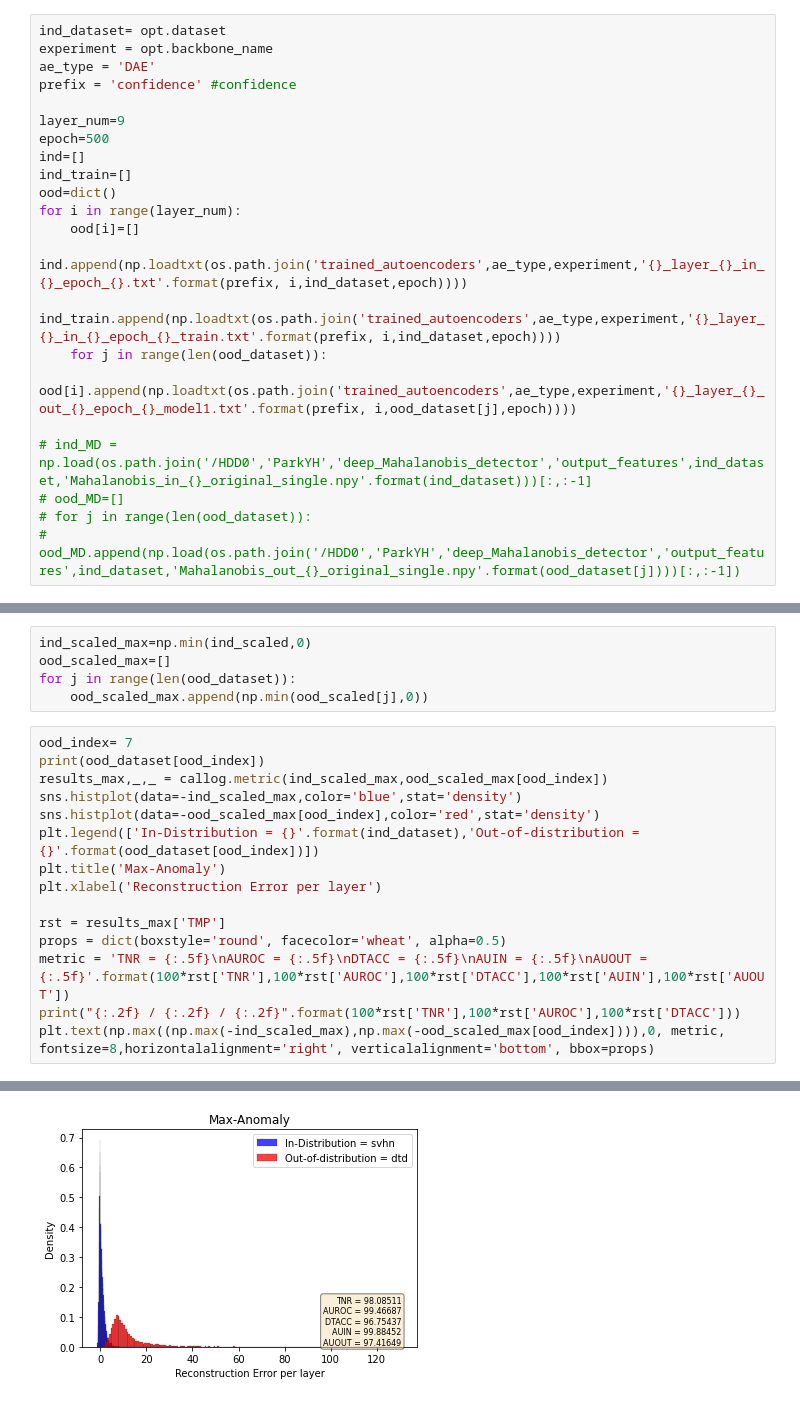
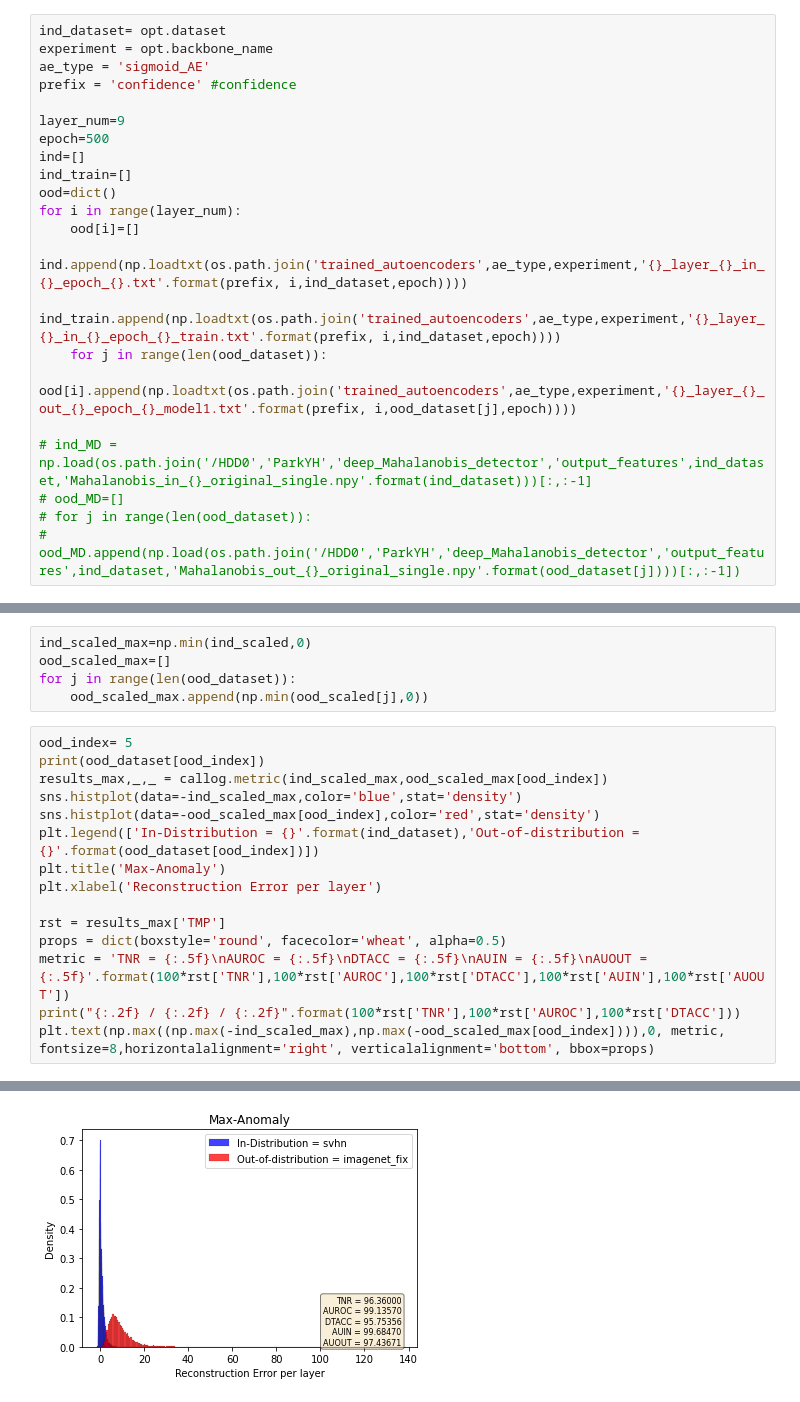
Before and after one commit to younghyopark/FROD, a Jupyter notebook: revised_anomaly_score-Copy1.ipynb, the cells around one changed output, grey strips where cells are left out. Drawn from its saved outputs; the diff is of its cells as text.

```diff
--- a/revised_anomaly_score-Copy1.ipynb
+++ b/revised_anomaly_score-Copy1.ipynb
@@ -17,7 +17,7 @@ num_out_datasets = 8
 # %%
 ind_dataset= opt.dataset
 experiment = opt.backbone_name
-ae_type = 'DAE'
+ae_type = 'sigmoid_AE'
 prefix = 'confidence' #confidence
 
 layer_num=9
@@ -182,7 +182,7 @@ ood_scaled_max=[]
 for j in range(len(ood_dataset)):
     ood_scaled_max.append(np.min(ood_scaled[j],0))
 # %%
-ood_index= 7
+ood_index= 5
 print(ood_dataset[ood_index])
 results_max,_,_ = callog.metric(ind_scaled_max,ood_scaled_max[ood_index])
 sns.histplot(data=-ind_scaled_max,color='blue',stat='density')
@@ -203 +203 @@ Text(130.79435950486524, 0, 'TNR = 98.08511\nAUROC = 99.46687\nDTACC = 96.75437\
-[figure, old version]
+[figure, new version]
```
Also changed, not shown: parts of 4 cells of this notebook, 11 other files.
